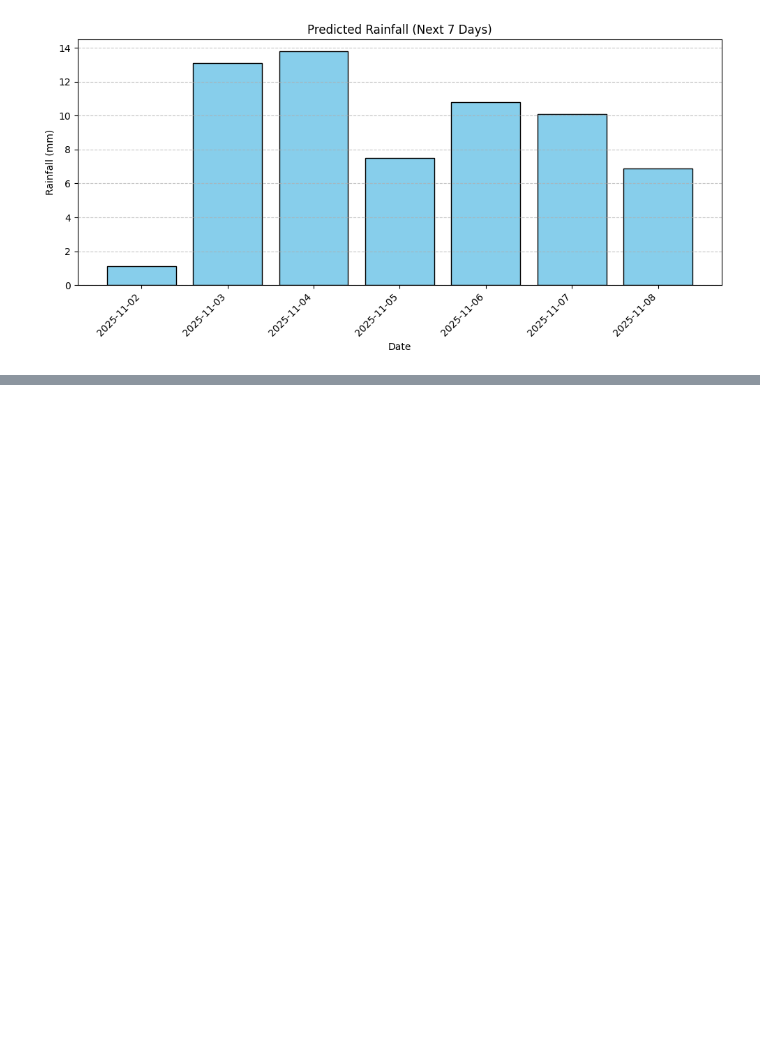
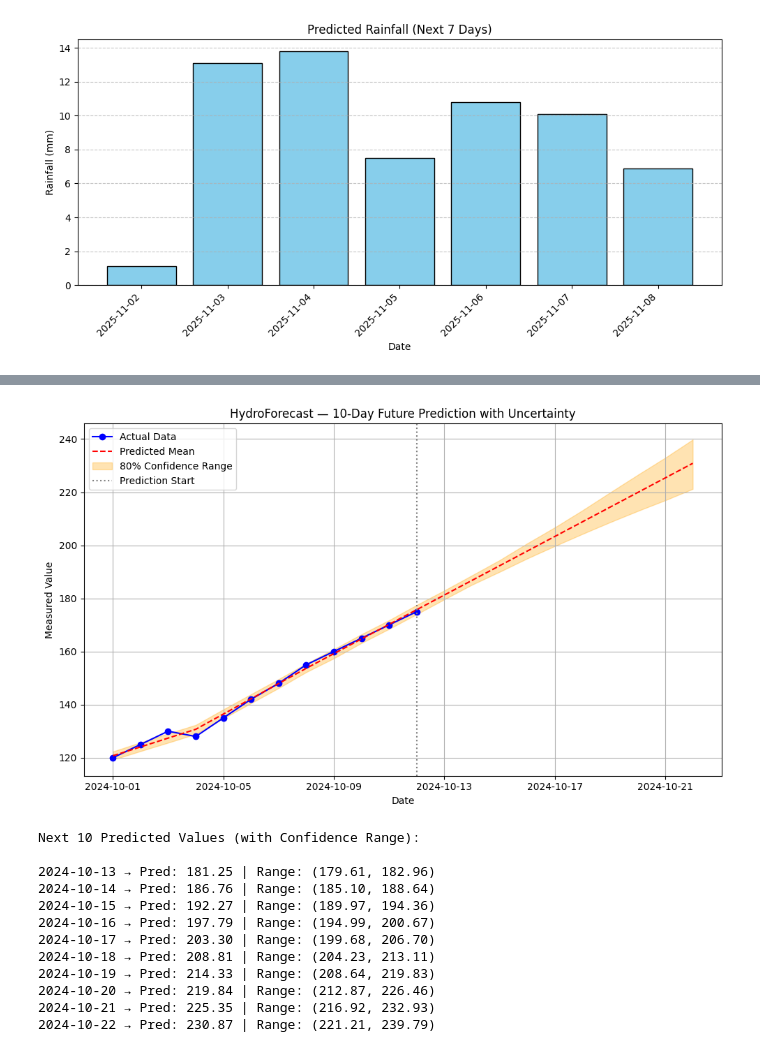
Before and after one commit to Tejasisnothere/HydroForecast, a Jupyter notebook: AI/notebooks/notebook.ipynb, the cells around one changed output, grey strips where cells are left out. Drawn from its saved outputs; the diff is of its cells as text; code cells hidden in the pictures; blank space fills up the shorter version.

Commit message:
end to end manual entry to prediction pipeline setuped

```diff
--- a/AI/notebooks/notebook.ipynb
+++ b/AI/notebooks/notebook.ipynb
@@ -647,0 +713,12 @@ plt.show()
+# %%
+if __name__ == "__main__":
+    # Example: Water tank levels over past 12 days
+    dates = pd.date_range(start="2024-10-01", periods=12, freq='D')
+    values = [120, 125, 130, 128, 135, 142, 148, 155, 160, 165, 170, 175]
+
+    predictions = predict_and_plot_with_uncertainty(dates, values, forecast_days=10)
+
+    print("\nNext 10 Predicted Values (with Confidence Range):\n")
+    for p in predictions:
+        print(f"{p['ds'].date()} → Pred: {p['yhat']:.2f} | Range: ({p['yhat_lower']:.2f}, {p['yhat_upper']:.2f})")
+# %% [output]
@@ -647,0 +727,13 @@ plt.show()
+[figure, added]
+Next 10 Predicted Values (with Confidence Range):
+
+2024-10-13 → Pred: 181.25 | Range: (179.61, 182.96)
+2024-10-14 → Pred: 186.76 | Range: (185.10, 188.64)
+2024-10-15 → Pred: 192.27 | Range: (189.97, 194.36)
+2024-10-16 → Pred: 197.79 | Range: (194.99, 200.67)
+2024-10-17 → Pred: 203.30 | Range: (199.68, 206.70)
+2024-10-18 → Pred: 208.81 | Range: (204.23, 213.11)
+2024-10-19 → Pred: 214.33 | Range: (208.64, 219.83)
+2024-10-20 → Pred: 219.84 | Range: (212.87, 226.46)
+2024-10-21 → Pred: 225.35 | Range: (216.92, 232.93)
+2024-10-22 → Pred: 230.87 | Range: (221.21, 239.79)
```
Also changed, not shown: parts of 8 cells of this notebook, 9 other files.
